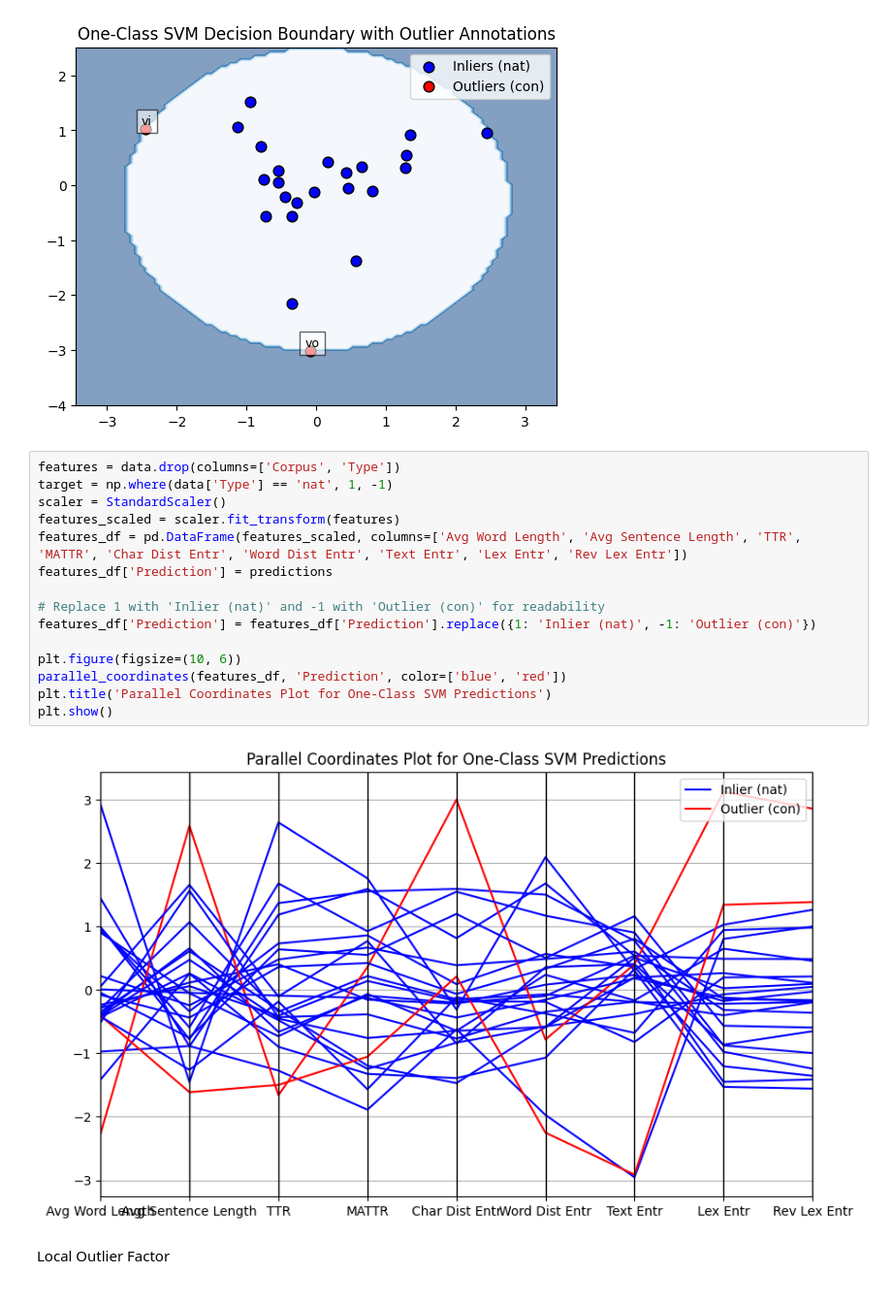
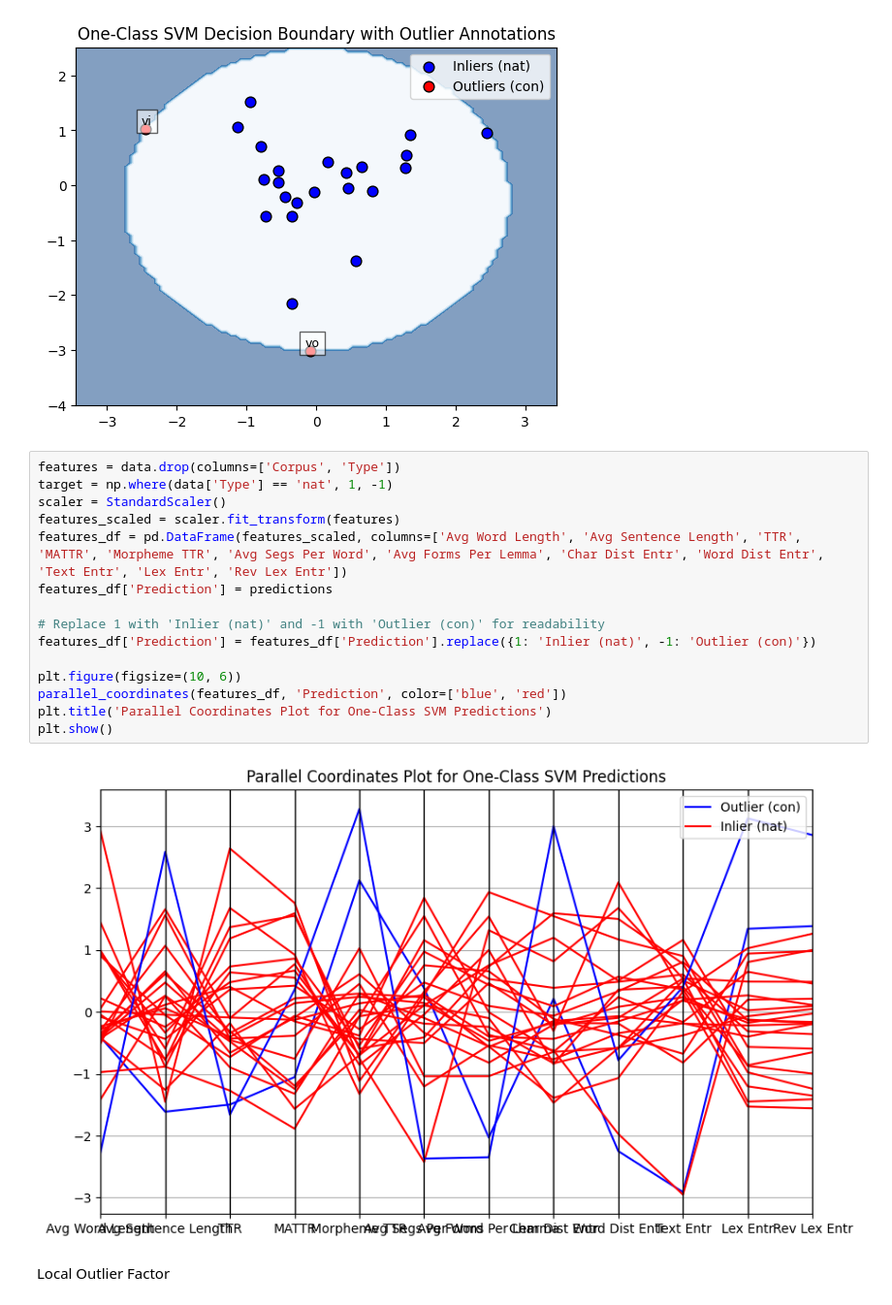
Before and after one commit to kirbergerconnor/iscl-thesis, a Jupyter notebook: classification.ipynb, the cells around one changed output. Shown at 97% size. Drawn from its saved outputs; the diff is of its cells as text.

Commit message:
Update graphs/results for classification

```diff
--- a/classification.ipynb
+++ b/classification.ipynb
@@ -402,20 +400,20 @@ plt.show()
 # %%
 features = data.drop(columns=['Corpus', 'Type'])
 target = np.where(data['Type'] == 'nat', 1, -1)
 scaler = StandardScaler()
 features_scaled = scaler.fit_transform(features)
-features_df = pd.DataFrame(features_scaled, columns=['Avg Word Length', 'Avg Sentence Length', 'TTR', 'MATTR', 'Char Dist Entr', 'Word Dist Entr', 'Text Entr', 'Lex Entr', 'Rev Lex Entr'])
+features_df = pd.DataFrame(features_scaled, columns=['Avg Word Length', 'Avg Sentence Length', 'TTR', 'MATTR', 'Morpheme TTR', 'Avg Segs Per Word', 'Avg Forms Per Lemma', 'Char Dist Entr', 'Word Dist Entr', 'Text Entr', 'Lex Entr', 'Rev Lex Entr'])
 features_df['Prediction'] = predictions
 
 # Replace 1 with 'Inlier (nat)' and -1 with 'Outlier (con)' for readability
 features_df['Prediction'] = features_df['Prediction'].replace({1: 'Inlier (nat)', -1: 'Outlier (con)'})
 
 plt.figure(figsize=(10, 6))
 parallel_coordinates(features_df, 'Prediction', color=['blue', 'red'])
 plt.title('Parallel Coordinates Plot for One-Class SVM Predictions')
 plt.show()
 # %% [output]
-[figure, old version]
+[figure, new version]
 # %% [markdown]
 Local Outlier Factor
 # %%
```
Also changed, not shown: parts of 13 cells of this notebook.
